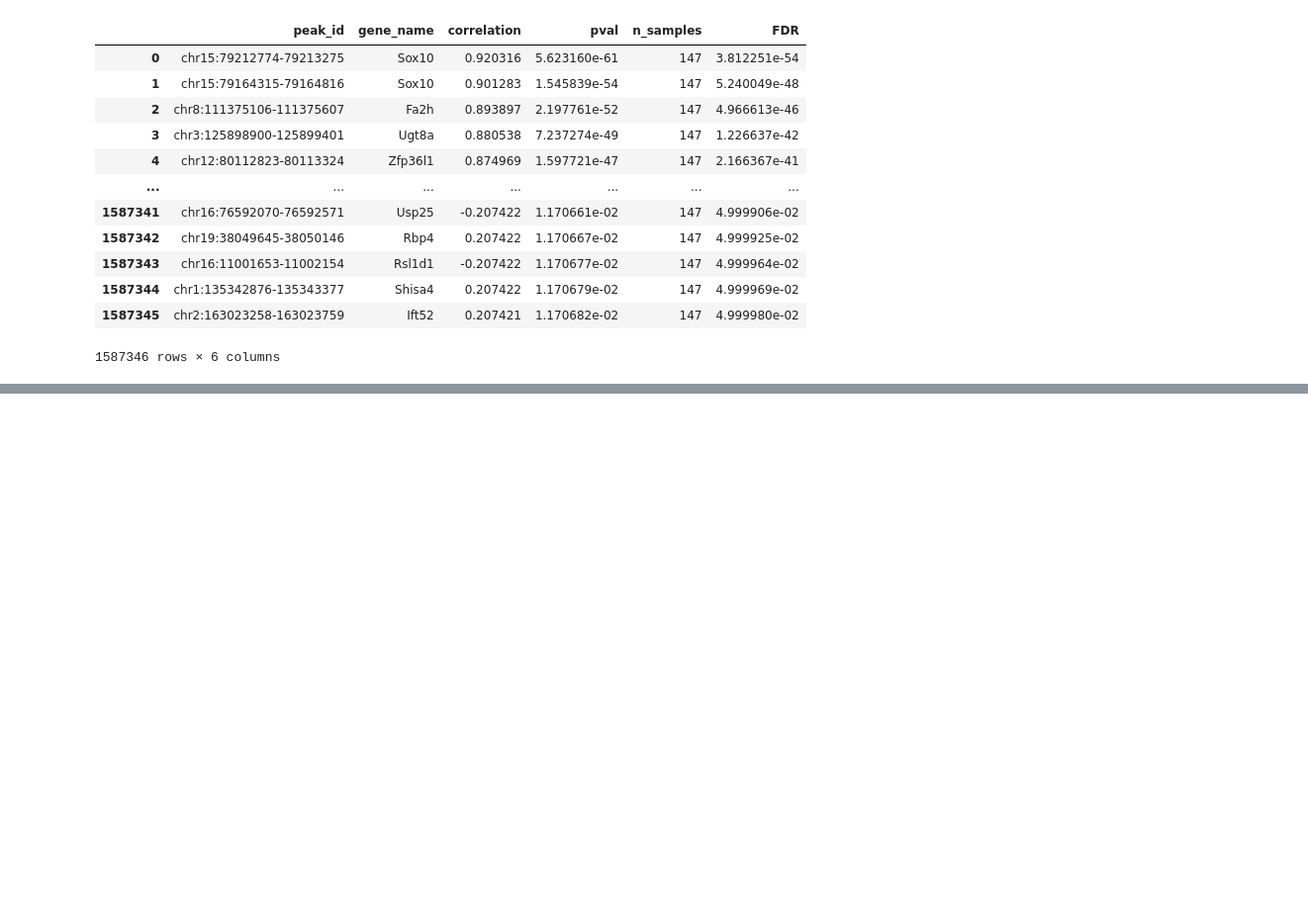
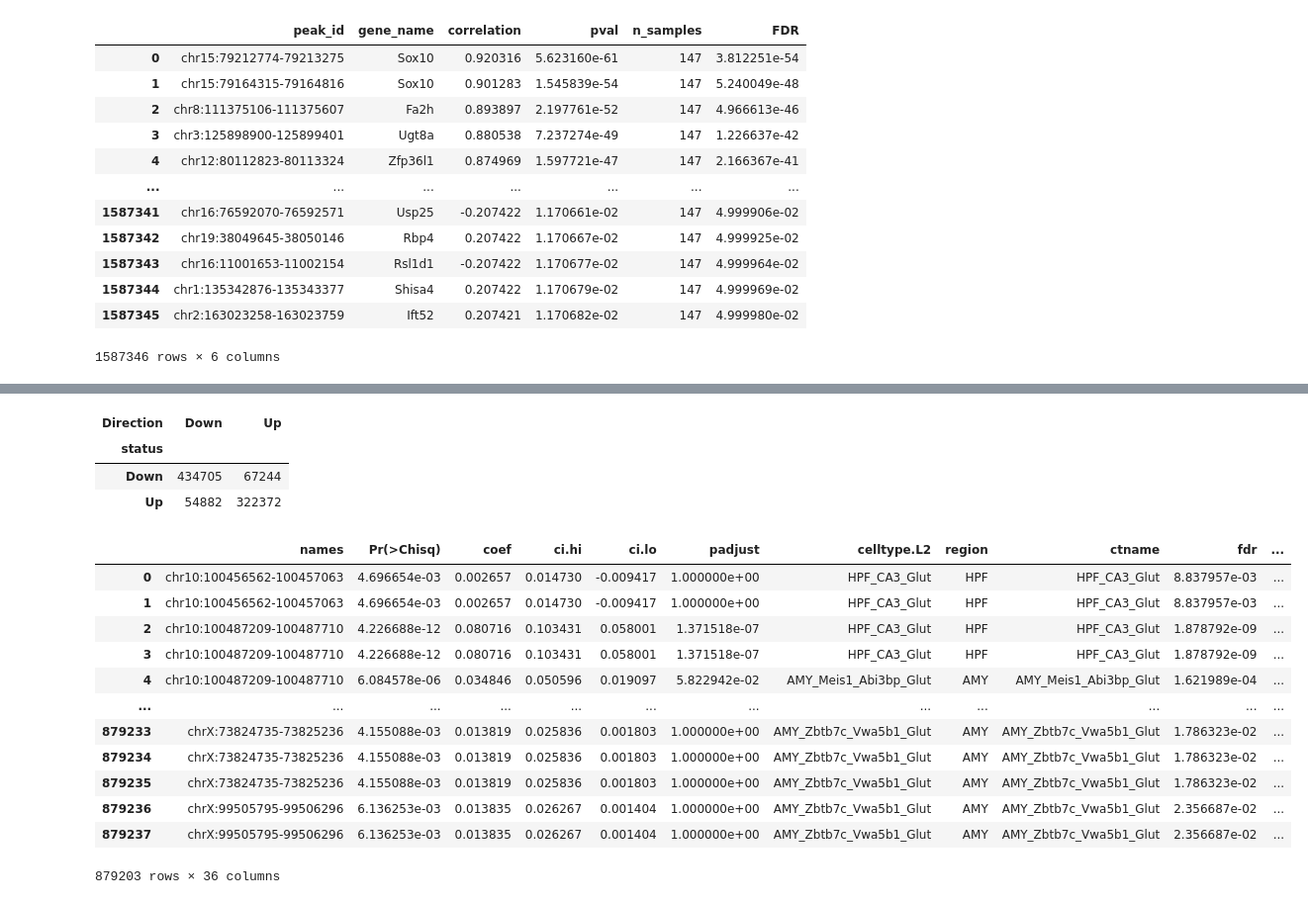
Before and after one commit to juychen/scmmd, a Jupyter notebook: 15gene_mapping.ipynb, the cells around one changed output, grey strips where cells are left out. Shown at 99% size. Saved outputs shown, nothing was run; the diff lists cells and outputs as text; code cells hidden in the pictures; blank space fills up the shorter version.

```diff
--- a/15gene_mapping.ipynb
+++ b/15gene_mapping.ipynb
@@ -451,0 +579,8 @@ df_peak_gene_corr.to_csv("/data2st1/junyi/output/atac1112/cCRE/3REGIONS_DEG_corr
+# %%
+df_dar_merge['gene_name'] = df_dar_merge['gene_coaccess']
+# %%
+df_dar_merge.dropna(subset=['coef'], inplace=True)
+# %%
+df_dar_merge['regulattion'] = np.sign(df_dar_merge['correlation']*df_dar_merge['log2FC'])
+# %%
+df_dar_merge['Direction'] = np.where(df_dar_merge['regulattion'] > 0, 'Up', 'Down')
@@ -451,0 +589,7 @@ df_peak_gene_corr.to_csv("/data2st1/junyi/output/atac1112/cCRE/3REGIONS_DEG_corr
+# %%
+df_ct
+# %% [output]
+| Direction | Down | Up |
+| status |  |  |
+| Down | 434705 | 67244 |
+| Up | 54882 | 322372 |
@@ -451,0 +598,16 @@ df_peak_gene_corr.to_csv("/data2st1/junyi/output/atac1112/cCRE/3REGIONS_DEG_corr
+# %%
+df_dar_merge
+# %% [output]
+|  | names | Pr(>Chisq) | coef | ci.hi | ci.lo | padjust | celltype.L2 | region | ctname | fdr | ... |
+| 0 | chr10:100456562-100457063 | 4.696654e-03 | 0.002657 | 0.014730 | -0.009417 | 1.000000e+00 | HPF_CA3_Glut | HPF | HPF_CA3_Glut | 8.837957e-03 | ... |
+| 1 | chr10:100456562-100457063 | 4.696654e-03 | 0.002657 | 0.014730 | -0.009417 | 1.000000e+00 | HPF_CA3_Glut | HPF | HPF_CA3_Glut | 8.837957e-03 | ... |
+| 2 | chr10:100487209-100487710 | 4.226688e-12 | 0.080716 | 0.103431 | 0.058001 | 1.371518e-07 | HPF_CA3_Glut | HPF | HPF_CA3_Glut | 1.878792e-09 | ... |
+| 3 | chr10:100487209-100487710 | 4.226688e-12 | 0.080716 | 0.103431 | 0.058001 | 1.371518e-07 | HPF_CA3_Glut | HPF | HPF_CA3_Glut | 1.878792e-09 | ... |
+| 4 | chr10:100487209-100487710 | 6.084578e-06 | 0.034846 | 0.050596 | 0.019097 | 5.822942e-02 | AMY_Meis1_Abi3bp_Glut | AMY | AMY_Meis1_Abi3bp_Glut | 1.621989e-04 | ... |
+| ... | ... | ... | ... | ... | ... | ... | ... | ... | ... | ... | ... |
+| 879233 | chrX:73824735-73825236 | 4.155088e-03 | 0.013819 | 0.025836 | 0.001803 | 1.000000e+00 | AMY_Zbtb7c_Vwa5b1_Glut | AMY | AMY_Zbtb7c_Vwa5b1_Glut | 1.786323e-02 | ... |
+| 879234 | chrX:73824735-73825236 | 4.155088e-03 | 0.013819 | 0.025836 | 0.001803 | 1.000000e+00 | AMY_Zbtb7c_Vwa5b1_Glut | AMY | AMY_Zbtb7c_Vwa5b1_Glut | 1.786323e-02 | ... |
+| 879235 | chrX:73824735-73825236 | 4.155088e-03 | 0.013819 | 0.025836 | 0.001803 | 1.000000e+00 | AMY_Zbtb7c_Vwa5b1_Glut | AMY | AMY_Zbtb7c_Vwa5b1_Glut | 1.786323e-02 | ... |
+| 879236 | chrX:99505795-99506296 | 6.136253e-03 | 0.013835 | 0.026267 | 0.001404 | 1.000000e+00 | AMY_Zbtb7c_Vwa5b1_Glut | AMY | AMY_Zbtb7c_Vwa5b1_Glut | 2.356687e-02 | ... |
+| 879237 | chrX:99505795-99506296 | 6.136253e-03 | 0.013835 | 0.026267 | 0.001404 | 1.000000e+00 | AMY_Zbtb7c_Vwa5b1_Glut | AMY | AMY_Zbtb7c_Vwa5b1_Glut | 2.356687e-02 | ... |
+879203 rows × 36 columns
```
Also changed, not shown: parts of 21 cells of this notebook, 1 other file.
